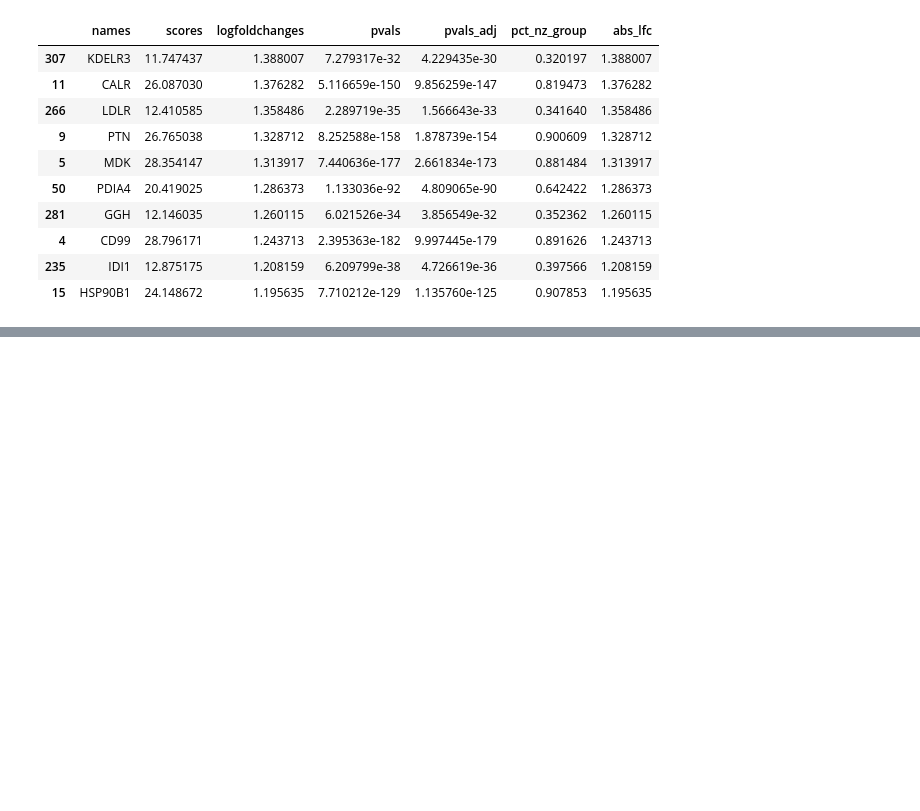
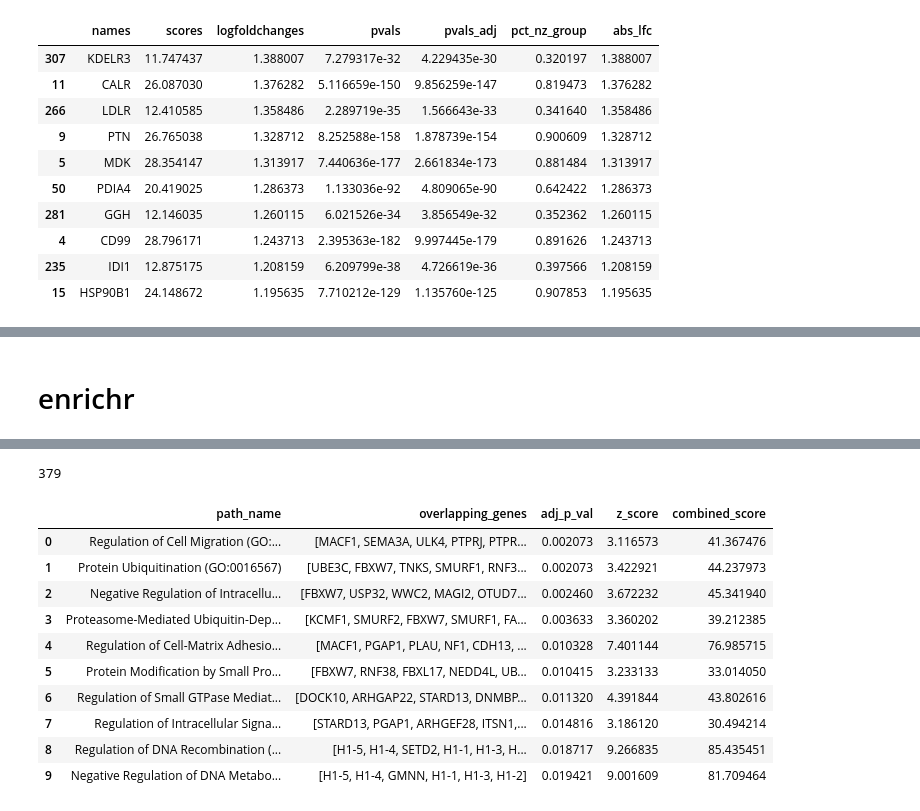
Before and after one commit to jrcwycy/Hybrid, a Jupyter notebook: notebooks/dge/DGE.ipynb, the cells around one changed output, grey strips where cells are left out. Cells and saved outputs as stored; diff of their text form; code cells hidden in the pictures; blank space fills up the shorter version.

```diff
--- a/notebooks/dge/DGE.ipynb
+++ b/notebooks/dge/DGE.ipynb
@@ -461,0 +669,33 @@ sig.sort_values(by='logfoldchanges', ascending=False).head(10)
+# %% [markdown]
+# enrichr
+# %%
+# take the shared upregulated genes, do enrichr
+# pd.set_option('display.max_colwidth', None)
+
+t = 1
+
+up_t = up[up['logfoldchanges'] >= t]
+
+up_myod = set(up_t[up_t['group'] == 'mmMYOD1']['names'].unique())
+up_prrx = set(up_t[up_t['group'] == 'siPRRX1']['names'].unique())
+up_hyb = set(up_t[up_t['group'] == 'siPRRX1/mmMYOD1']['names'].unique())
+
+up_shared = list(up_myod & up_prrx & up_hyb)
+print(len(up_shared))
+
+
+database = "GO_Biological_Process_2025"
+# database="Reactome_Pathways_2024"
+# database="KEGG_2021_Human"
+# database='MSigDB_Hallmark_2020'
+
+enr = gget.enrichr(
+    up_shared,
+    database,
+    save=False,
+)
+
+enr = enr[enr['adj_p_val'] < 0.05]
+
+display(enr[['path_name', 'overlapping_genes', 'adj_p_val', 'z_score', 'combined_score']].head(10))
+# %% [output]
@@ -461,0 +704,12 @@ sig.sort_values(by='logfoldchanges', ascending=False).head(10)
+379
+|  | path_name | overlapping_genes | adj_p_val | z_score | combined_score |
+| 0 | Regulation of Cell Migration (GO:... | [MACF1, SEMA3A, ULK4, PTPRJ, PTPR... | 0.002073 | 3.116573 | 41.367476 |
+| 1 | Protein Ubiquitination (GO:0016567) | [UBE3C, FBXW7, TNKS, SMURF1, RNF3... | 0.002073 | 3.422921 | 44.237973 |
+| 2 | Negative Regulation of Intracellu... | [FBXW7, USP32, WWC2, MAGI2, OTUD7... | 0.002460 | 3.672232 | 45.341940 |
+| 3 | Proteasome-Mediated Ubiquitin-Dep... | [KCMF1, SMURF2, FBXW7, SMURF1, FA... | 0.003633 | 3.360202 | 39.212385 |
+| 4 | Regulation of Cell-Matrix Adhesio... | [MACF1, PGAP1, PLAU, NF1, CDH13, ... | 0.010328 | 7.401144 | 76.985715 |
+| 5 | Protein Modification by Small Pro... | [FBXW7, RNF38, FBXL17, NEDD4L, UB... | 0.010415 | 3.233133 | 33.014050 |
+| 6 | Regulation of Small GTPase Mediat... | [DOCK10, ARHGAP22, STARD13, DNMBP... | 0.011320 | 4.391844 | 43.802616 |
+| 7 | Regulation of Intracellular Signa... | [STARD13, PGAP1, ARHGEF28, ITSN1,... | 0.014816 | 3.186120 | 30.494214 |
+| 8 | Regulation of DNA Recombination (... | [H1-5, H1-4, SETD2, H1-1, H1-3, H... | 0.018717 | 9.266835 | 85.435451 |
+| 9 | Negative Regulation of DNA Metabo... | [H1-5, H1-4, GMNN, H1-1, H1-3, H1-2] | 0.019421 | 9.001609 | 81.709464 |
```
Also changed, not shown: parts of 18 cells of this notebook, 7 other files.
